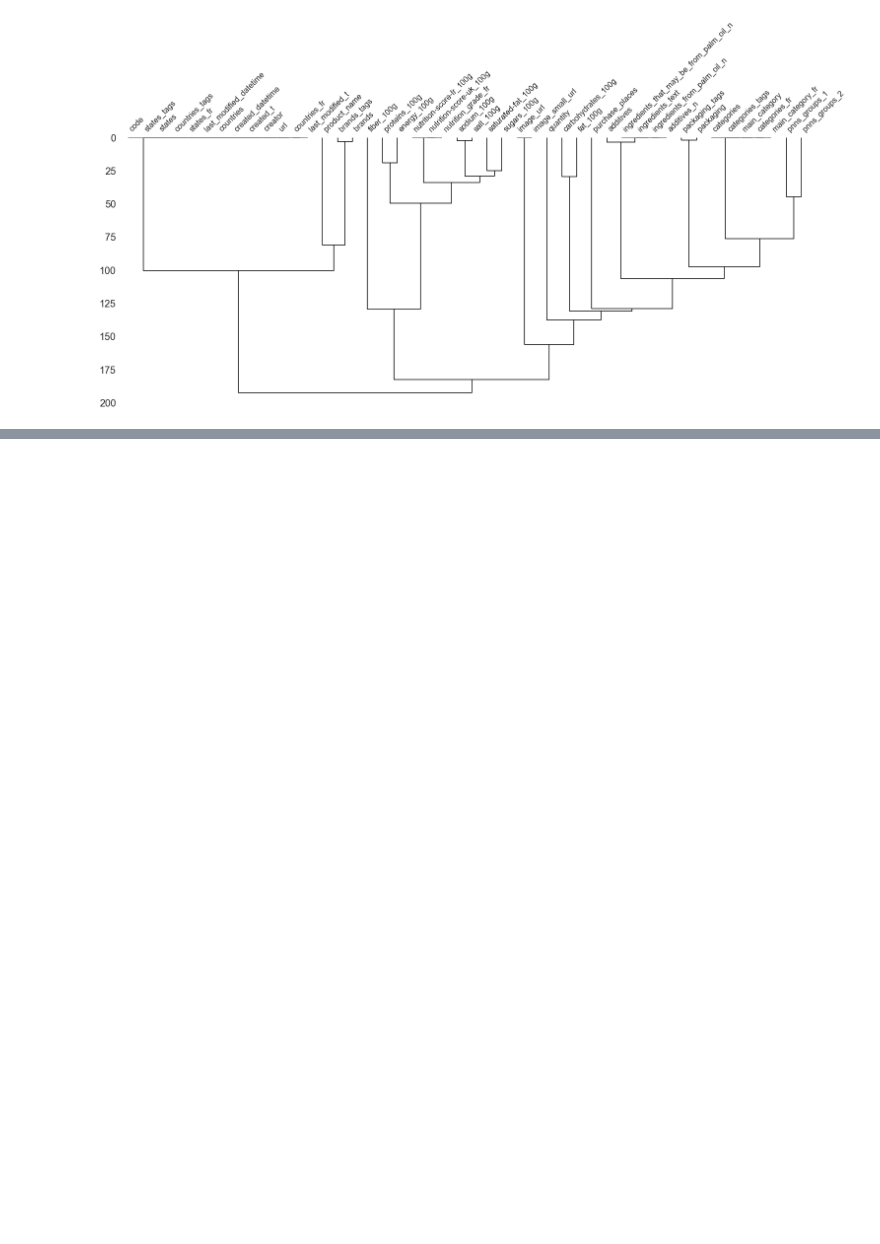
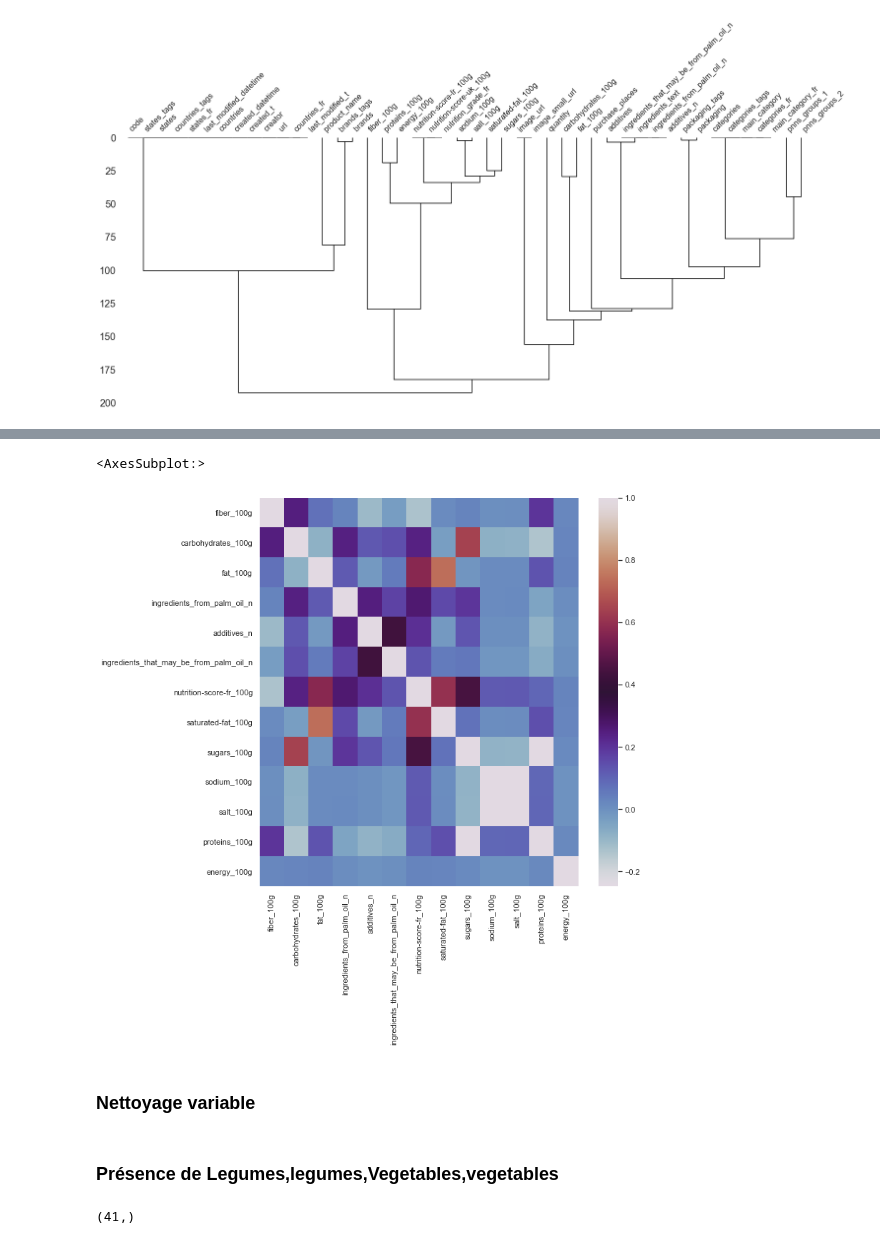
Before and after one commit to ArhurK/P3-Concevez-une-application-au-service-de-la-sante-publique, a Jupyter notebook: P3.ipynb, the cells around one changed output, grey strips where cells are left out. Saved outputs shown, nothing was run; the diff lists cells and outputs as text; code cells hidden in the pictures; blank space fills up the shorter version.

```diff
--- a/P3.ipynb
+++ b/P3.ipynb
@@ -440,0 +446,2 @@ msno.dendrogram(data_fr_2)
+# %%
+data_fr_2.drop(columns = 'nutrition-score-uk_100g', inplace = True)
@@ -440,0 +467,17 @@ msno.dendrogram(data_fr_2)
+# %%
+df1 = data_fr_2.copy()
+df1 = df1.select_dtypes(include=['float64'])
+# %%
+plt.figure(figsize=(10,10))
+sns.heatmap(df1.corr(),cmap = 'twilight')
+# %% [output]
+<AxesSubplot:>
+[figure, added]
+# %% [markdown]
+### Nettoyage variable
+# %% [markdown]
+### Présence de Legumes,legumes,Vegetables,vegetables
+# %%
+data_fr_2.pnns_groups_2.value_counts().shape
+# %% [output]
+(41,)
```
Also changed, not shown: parts of 49 cells of this notebook.
